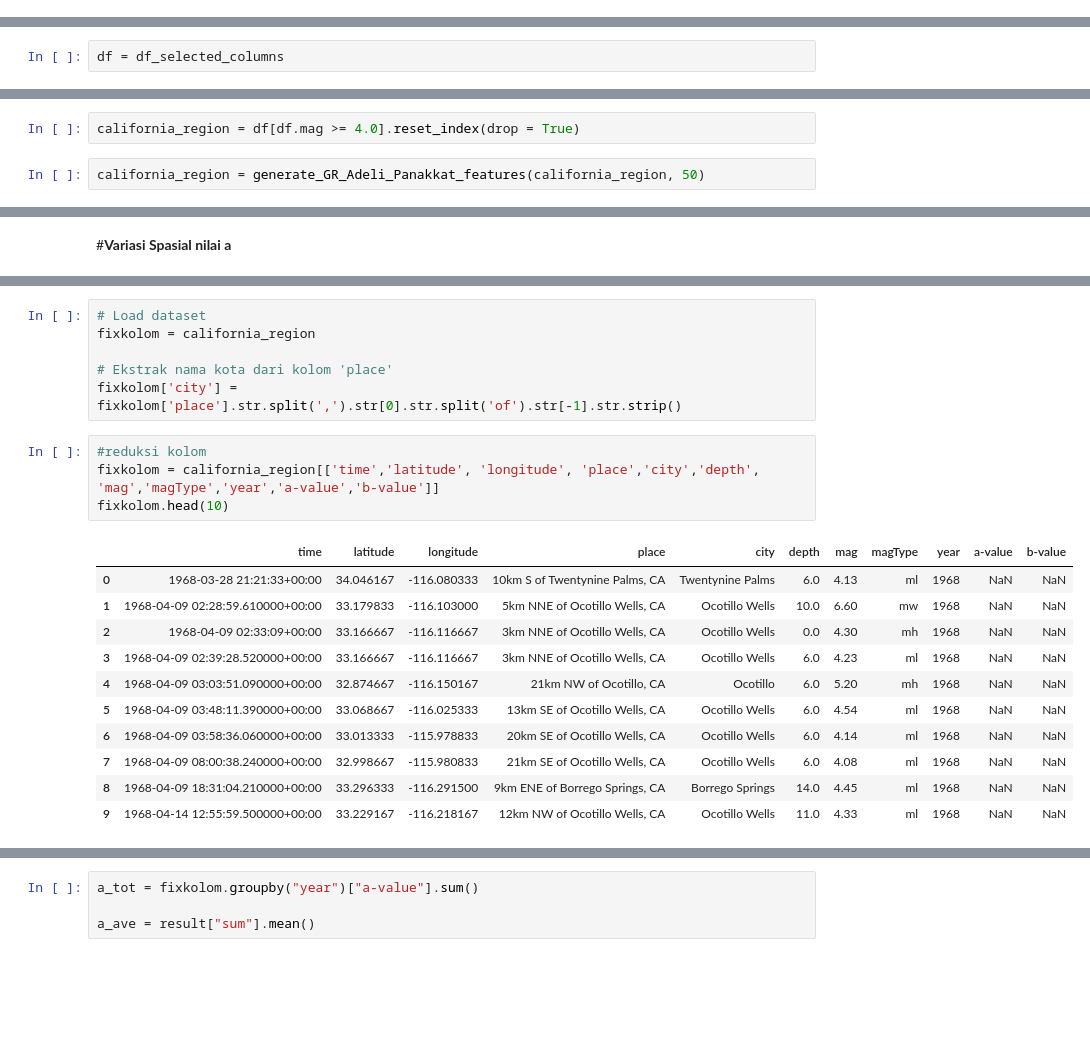
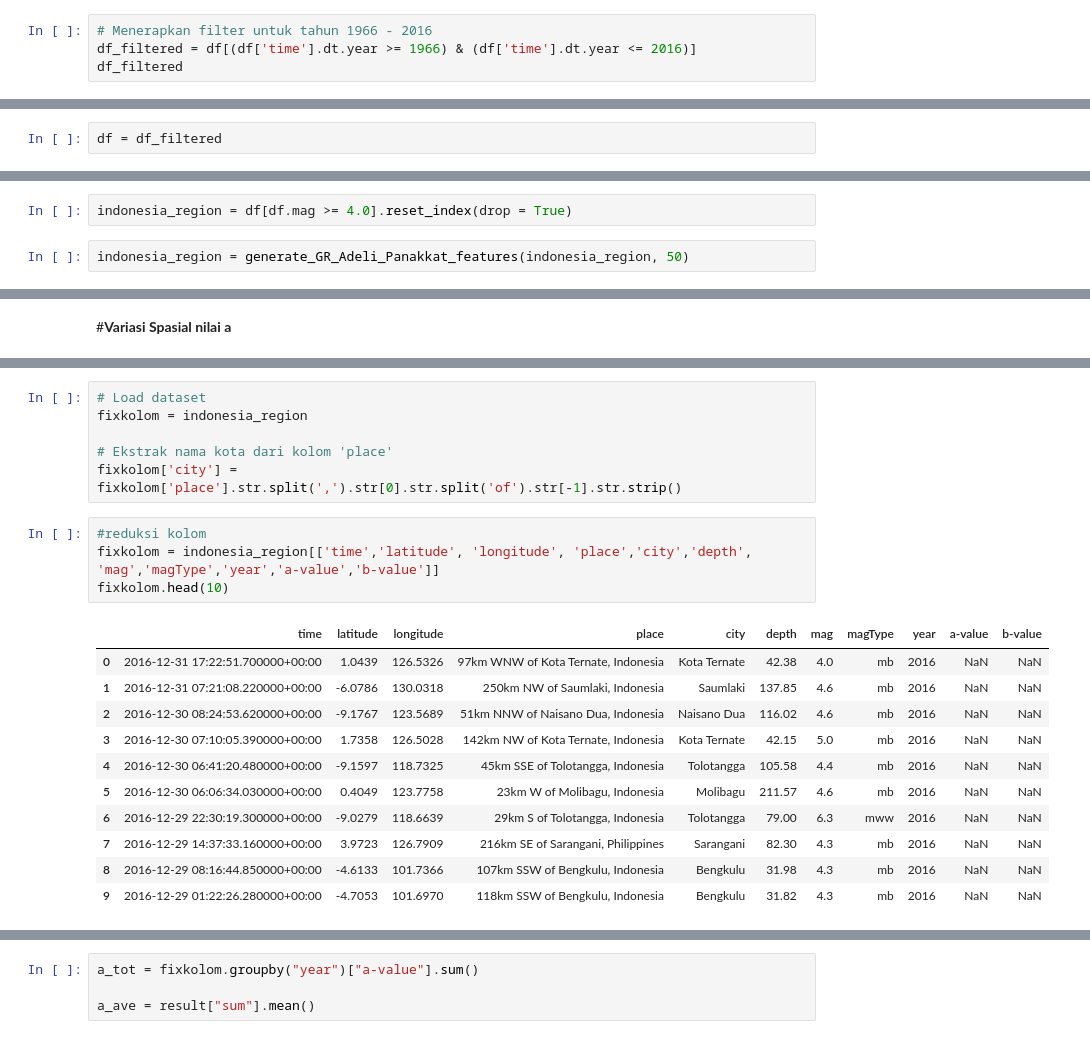
Before and after one commit to arifadli/Earthquake-Event-Analysis, a Jupyter notebook: Spatial Analysis using a and b value/a value/Spatial Indonesia value-a distribution.ipynb, the cells around one changed output, grey strips where cells are left out. Cells and saved outputs as stored; diff of their text form; blank space fills up the shorter version.

```diff
--- a/Spatial Analysis using a and b value/a value/Spatial Indonesia value-a distribution.ipynb
+++ b/Spatial Analysis using a and b value/a value/Spatial Indonesia value-a distribution.ipynb
@@ -81,0 +125,4 @@ df_selected_columns.head(10)
+# %%
+# Menerapkan filter untuk tahun 1966 - 2016
+df_filtered = df[(df['time'].dt.year >= 1966) & (df['time'].dt.year <= 2016)]
+df_filtered
@@ -82,5 +143,5 @@ df_selected_columns.head(10)
 # %%
-df = df_selected_columns
+df = df_filtered
 # %%
 def bvalue_OLS(magnitude_series):
     magnitudes = magnitude_series.value_counts().sort_index()
@@ -109,7 +170,7 @@ def generate_GR_Adeli_Panakkat_features(earthquake_dataset, time_window):
 
     return earthquake_dataset
 # %%
-california_region = df[df.mag >= 4.0].reset_index(drop = True)
+indonesia_region = df[df.mag >= 4.0].reset_index(drop = True)
 # %%
-california_region = generate_GR_Adeli_Panakkat_features(california_region, 50)
+indonesia_region = generate_GR_Adeli_Panakkat_features(indonesia_region, 50)
 # %%
@@ -143,25 +187,25 @@ df.head(5)
 # %%
 # Load dataset
-fixkolom = california_region
+fixkolom = indonesia_region
 
 # Ekstrak nama kota dari kolom 'place'
 fixkolom['city'] = fixkolom['place'].str.split(',').str[0].str.split('of').str[-1].str.strip()
 # %%
 #reduksi kolom
-fixkolom = california_region[['time','latitude', 'longitude', 'place','city','depth', 'mag','magType','year','a-value','b-value']]
+fixkolom = indonesia_region[['time','latitude', 'longitude', 'place','city','depth', 'mag','magType','year','a-value','b-value']]
 fixkolom.head(10)
 # %% [output]
 |  | time | latitude | longitude | place | city | depth | mag | magType | year | a-value | b-value |
-| 0 | 1968-03-28 21:21:33+00:00 | 34.046167 | -116.080333 | 10km S of Twentynine Palms, CA | Twentynine Palms | 6.0 | 4.13 | ml | 1968 | NaN | NaN |
-| 1 | 1968-04-09 02:28:59.610000+00:00 | 33.179833 | -116.103000 | 5km NNE of Ocotillo Wells, CA | Ocotillo Wells | 10.0 | 6.60 | mw | 1968 | NaN | NaN |
-| 2 | 1968-04-09 02:33:09+00:00 | 33.166667 | -116.116667 | 3km NNE of Ocotillo Wells, CA | Ocotillo Wells | 0.0 | 4.30 | mh | 1968 | NaN | NaN |
-| 3 | 1968-04-09 02:39:28.520000+00:00 | 33.166667 | -116.116667 | 3km NNE of Ocotillo Wells, CA | Ocotillo Wells | 6.0 | 4.23 | ml | 1968 | NaN | NaN |
-| 4 | 1968-04-09 03:03:51.090000+00:00 | 32.874667 | -116.150167 | 21km NW of Ocotillo, CA | Ocotillo | 6.0 | 5.20 | mh | 1968 | NaN | NaN |
-| 5 | 1968-04-09 03:48:11.390000+00:00 | 33.068667 | -116.025333 | 13km SE of Ocotillo Wells, CA | Ocotillo Wells | 6.0 | 4.54 | ml | 1968 | NaN | NaN |
-| 6 | 1968-04-09 03:58:36.060000+00:00 | 33.013333 | -115.978833 | 20km SE of Ocotillo Wells, CA | Ocotillo Wells | 6.0 | 4.14 | ml | 1968 | NaN | NaN |
-| 7 | 1968-04-09 08:00:38.240000+00:00 | 32.998667 | -115.980833 | 21km SE of Ocotillo Wells, CA | Ocotillo Wells | 6.0 | 4.08 | ml | 1968 | NaN | NaN |
-| 8 | 1968-04-09 18:31:04.210000+00:00 | 33.296333 | -116.291500 | 9km ENE of Borrego Springs, CA | Borrego Springs | 14.0 | 4.45 | ml | 1968 | NaN | NaN |
-| 9 | 1968-04-14 12:55:59.500000+00:00 | 33.229167 | -116.218167 | 12km NW of Ocotillo Wells, CA | Ocotillo Wells | 11.0 | 4.33 | ml | 1968 | NaN | NaN |
+| 0 | 2016-12-31 17:22:51.700000+00:00 | 1.0439 | 126.5326 | 97km WNW of Kota Ternate, Indonesia | Kota Ternate | 42.38 | 4.0 | mb | 2016 | NaN | NaN |
+| 1 | 2016-12-31 07:21:08.220000+00:00 | -6.0786 | 130.0318 | 250km NW of Saumlaki, Indonesia | Saumlaki | 137.85 | 4.6 | mb | 2016 | NaN | NaN |
+| 2 | 2016-12-30 08:24:53.620000+00:00 | -9.1767 | 123.5689 | 51km NNW of Naisano Dua, Indonesia | Naisano Dua | 116.02 | 4.6 | mb | 2016 | NaN | NaN |
+| 3 | 2016-12-30 07:10:05.390000+00:00 | 1.7358 | 126.5028 | 142km NW of Kota Ternate, Indonesia | Kota Ternate | 42.15 | 5.0 | mb | 2016 | NaN | NaN |
+| 4 | 2016-12-30 06:41:20.480000+00:00 | -9.1597 | 118.7325 | 45km SSE of Tolotangga, Indonesia | Tolotangga | 105.58 | 4.4 | mb | 2016 | NaN | NaN |
+| 5 | 2016-12-30 06:06:34.030000+00:00 | 0.4049 | 123.7758 | 23km W of Molibagu, Indonesia | Molibagu | 211.57 | 4.6 | mb | 2016 | NaN | NaN |
+| 6 | 2016-12-29 22:30:19.300000+00:00 | -9.0279 | 118.6639 | 29km S of Tolotangga, Indonesia | Tolotangga | 79.00 | 6.3 | mww | 2016 | NaN | NaN |
+| 7 | 2016-12-29 14:37:33.160000+00:00 | 3.9723 | 126.7909 | 216km SE of Sarangani, Philippines | Sarangani | 82.30 | 4.3 | mb | 2016 | NaN | NaN |
+| 8 | 2016-12-29 08:16:44.850000+00:00 | -4.6133 | 101.7366 | 107km SSW of Bengkulu, Indonesia | Bengkulu | 31.98 | 4.3 | mb | 2016 | NaN | NaN |
+| 9 | 2016-12-29 01:22:26.280000+00:00 | -4.7053 | 101.6970 | 118km SSW of Bengkulu, Indonesia | Bengkulu | 31.82 | 4.3 | mb | 2016 | NaN | NaN |
 # %%
 fixkolom = fixkolom.dropna()
 fixkolom
```
Also changed, not shown: parts of 14 cells of this notebook, 1 other file.
